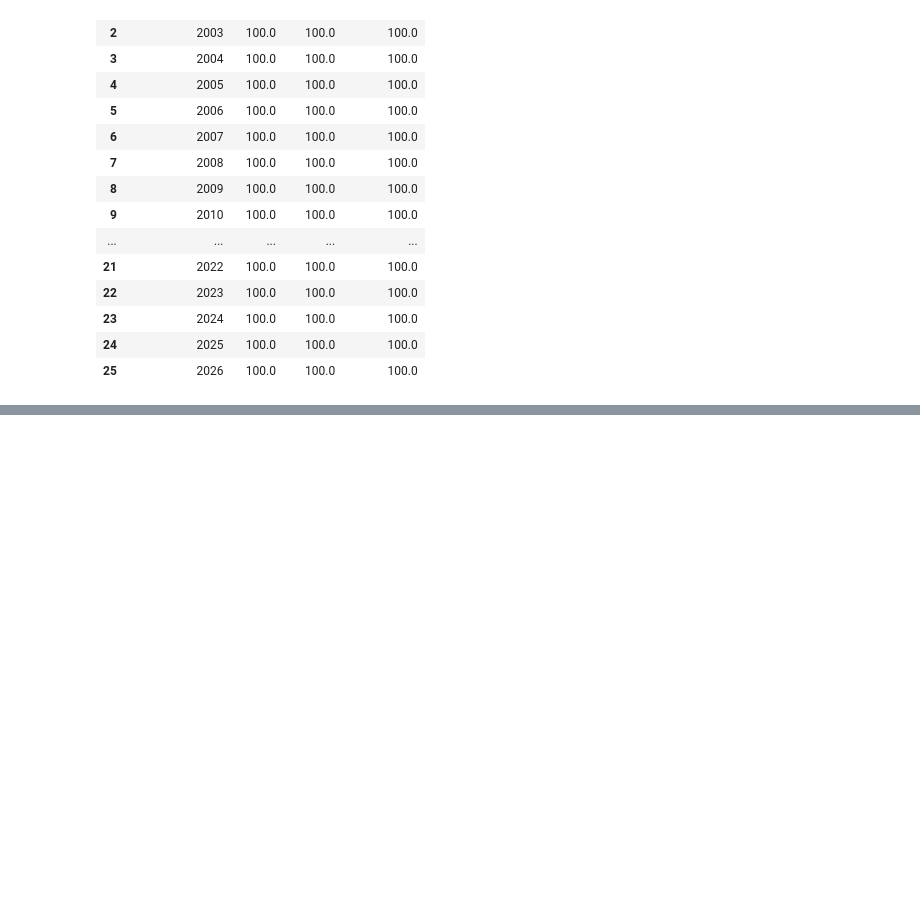
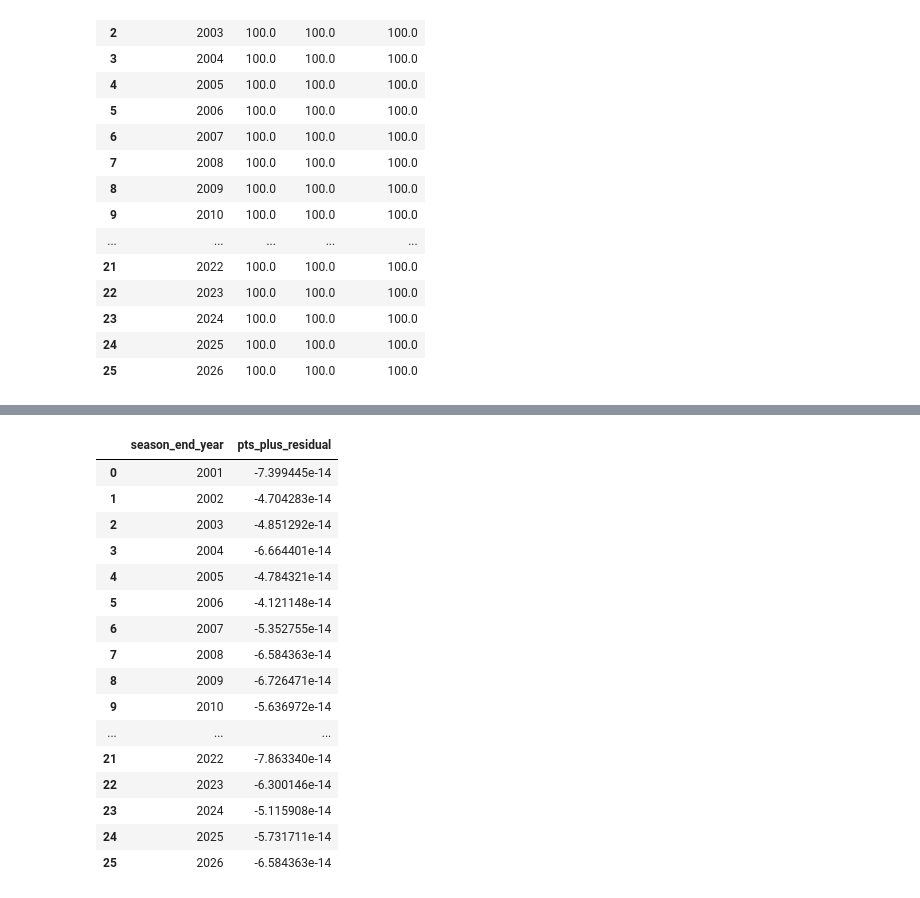
Before and after one commit to tmcewen66/basketball-analytics, a Jupyter notebook: team_scoring_plus_analysis.ipynb, the cells around one changed output, grey strips where cells are left out. Saved outputs shown, nothing was run; the diff lists cells and outputs as text; code cells hidden in the pictures; blank space fills up the shorter version.

```diff
--- a/team_scoring_plus_analysis.ipynb
+++ b/team_scoring_plus_analysis.ipynb
@@ -141,0 +196,21 @@ team_scoring_plus_df
+# %%
+residual_means = team_scoring_plus_df.groupby('season_end_year')['pts_plus_residual'].mean().reset_index()
+residual_means
+# %% [output]
+|  | season_end_year | pts_plus_residual |
+| 0 | 2001 | -7.399445e-14 |
+| 1 | 2002 | -4.704283e-14 |
+| 2 | 2003 | -4.851292e-14 |
+| 3 | 2004 | -6.664401e-14 |
+| 4 | 2005 | -4.784321e-14 |
+| 5 | 2006 | -4.121148e-14 |
+| 6 | 2007 | -5.352755e-14 |
+| 7 | 2008 | -6.584363e-14 |
+| 8 | 2009 | -6.726471e-14 |
+| 9 | 2010 | -5.636972e-14 |
+| ... | ... | ... |
+| 21 | 2022 | -7.863340e-14 |
+| 22 | 2023 | -6.300146e-14 |
+| 23 | 2024 | -5.115908e-14 |
+| 24 | 2025 | -5.731711e-14 |
+| 25 | 2026 | -6.584363e-14 |
```
Also changed, not shown: parts of 8 cells of this notebook, 1 other file.
